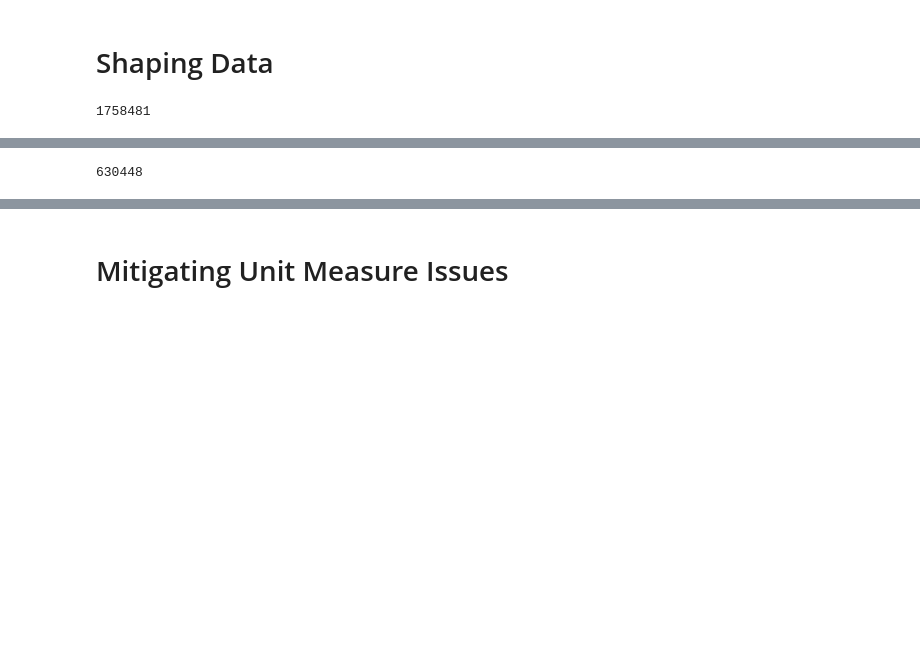
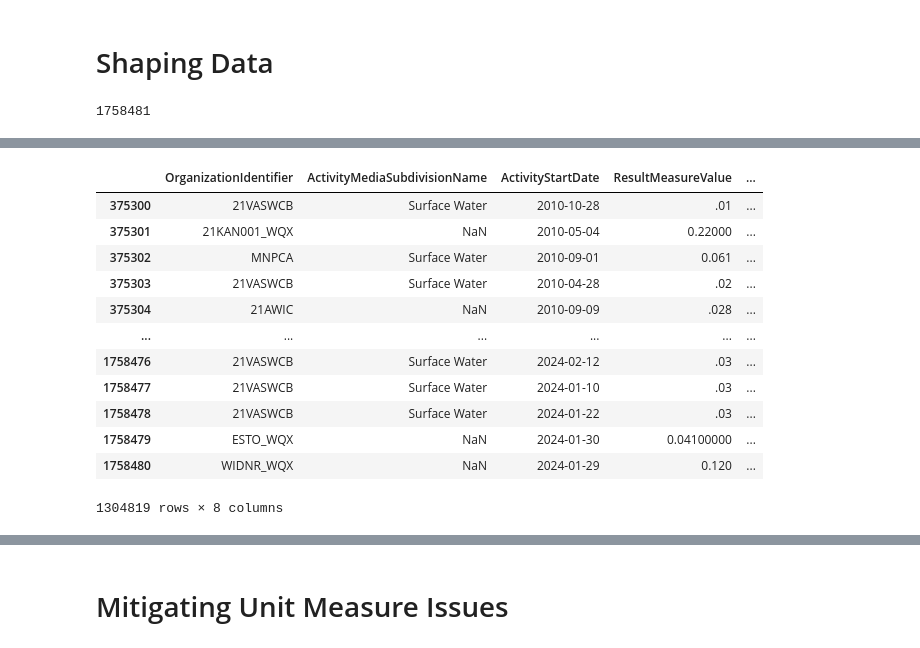
Before and after one commit to caroseca/troubled_waters, a Jupyter notebook: usgs_eda.ipynb, the cells around one changed output, grey strips where cells are left out. Drawn from its saved outputs; the diff is of its cells as text; code cells hidden in the pictures; blank space fills up the shorter version.

```diff
--- a/usgs_eda.ipynb
+++ b/usgs_eda.ipynb
@@ -31,10 +57,23 @@ data_condensed.shape[0]
 # %%
-# if there is an NaN in any field besides hydrologic event, drop the row. ending with 630448 rows
+# if there is an NaN in any field besides HydrologicEvent or ActivityMediaSubdivisionName, drop the row. ending with 630448 rows
 
-data_condensed.dropna(subset=['OrganizationIdentifier','ActivityMediaSubdivisionName','ActivityStartDate','ResultMeasureValue','ResultMeasure/MeasureUnitCode','ActivityLocation/LatitudeMeasure','ActivityLocation/LongitudeMeasure'],inplace=True)
-data_condensed.shape[0] #630448
+data_condensed.dropna(subset=['OrganizationIdentifier','ActivityStartDate','ResultMeasureValue','ResultMeasure/MeasureUnitCode','ActivityLocation/LatitudeMeasure','ActivityLocation/LongitudeMeasure'],inplace=True)
+data_condensed.shape #1304819
+data_condensed
 # %% [output]
+|  | OrganizationIdentifier | ActivityMediaSubdivisionName | ActivityStartDate | ResultMeasureValue | ... |
+| 375300 | 21VASWCB | Surface Water | 2010-10-28 | .01 | ... |
+| 375301 | 21KAN001_WQX | NaN | 2010-05-04 | 0.22000 | ... |
+| 375302 | MNPCA | Surface Water | 2010-09-01 | 0.061 | ... |
+| 375303 | 21VASWCB | Surface Water | 2010-04-28 | .02 | ... |
+| 375304 | 21AWIC | NaN | 2010-09-09 | .028 | ... |
+| ... | ... | ... | ... | ... | ... |
+| 1758476 | 21VASWCB | Surface Water | 2024-02-12 | .03 | ... |
+| 1758477 | 21VASWCB | Surface Water | 2024-01-10 | .03 | ... |
+| 1758478 | 21VASWCB | Surface Water | 2024-01-22 | .03 | ... |
+| 1758479 | ESTO_WQX | NaN | 2024-01-30 | 0.04100000 | ... |
+| 1758480 | WIDNR_WQX | NaN | 2024-01-29 | 0.120 | ... |
-630448
+1304819 rows × 8 columns
 # %%
 # convert the ResultMeasureValue field to numeric, coerce errors so that the values that look like "<0.05" show up as 0
 
```
Also changed, not shown: parts of 49 cells of this notebook.
